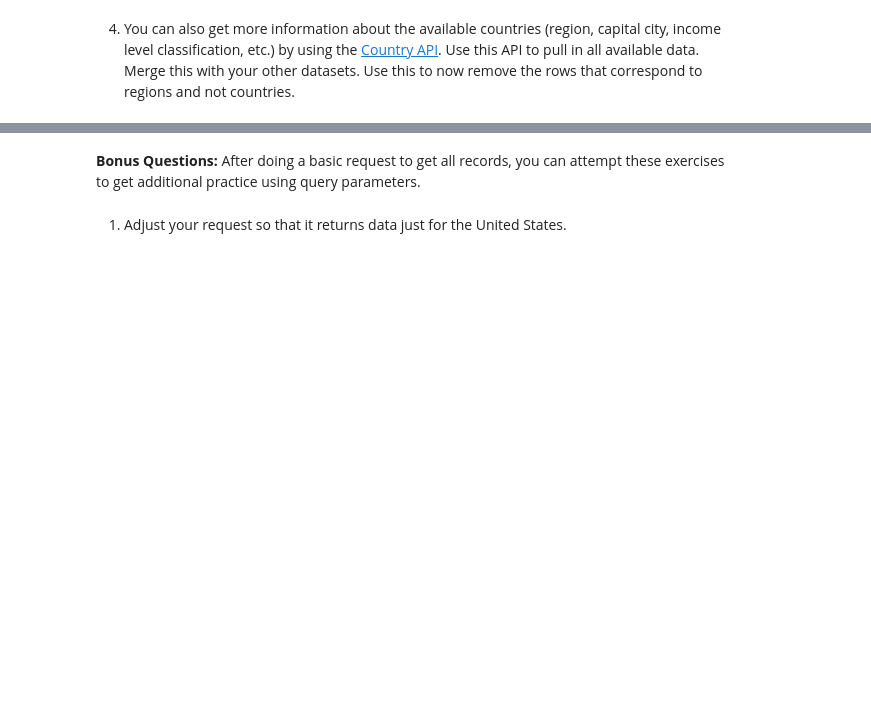
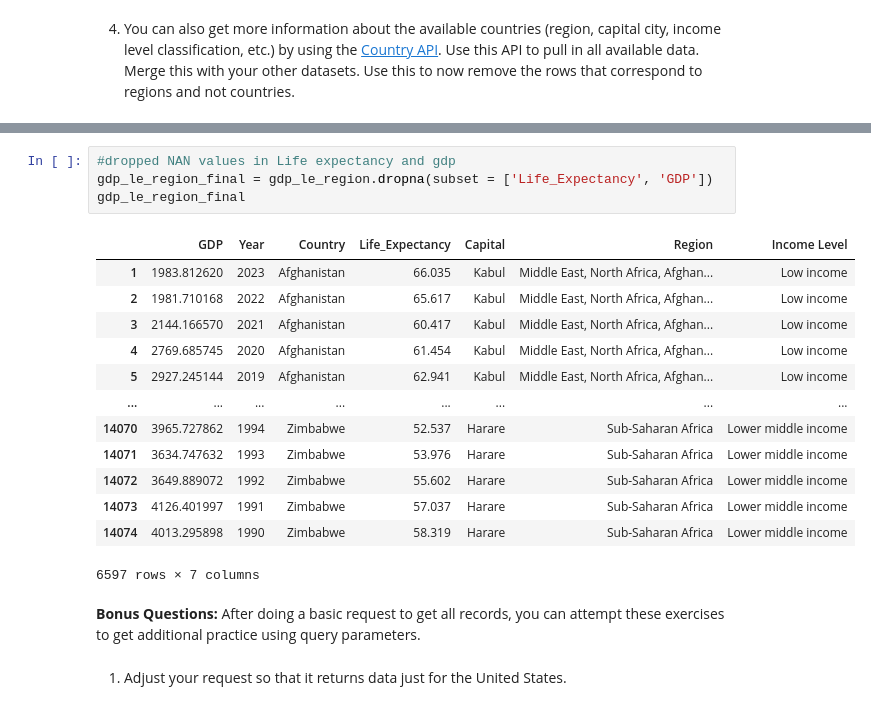
Before and after one commit to nss-data-science-cohort-9/apis-exercise-joshwtacker, a Jupyter notebook: notebooks/UNData API Exercise.ipynb, the cells around one changed output, grey strips where cells are left out. Cells and saved outputs as stored; diff of their text form; blank space fills up the shorter version.

```diff
--- a/notebooks/UNData API Exercise.ipynb
+++ b/notebooks/UNData API Exercise.ipynb
@@ -51,3 +145,21 @@ undf1.head(2)
+# %%
+#dropped NAN values in Life expectancy and gdp
+gdp_le_region_final = gdp_le_region.dropna(subset = ['Life_Expectancy', 'GDP'])
+gdp_le_region_final
+# %% [output]
+|  | GDP | Year | Country | Life_Expectancy | Capital | Region | Income Level |
+| 1 | 1983.812620 | 2023 | Afghanistan | 66.035 | Kabul | Middle East, North Africa, Afghan... | Low income |
+| 2 | 1981.710168 | 2022 | Afghanistan | 65.617 | Kabul | Middle East, North Africa, Afghan... | Low income |
+| 3 | 2144.166570 | 2021 | Afghanistan | 60.417 | Kabul | Middle East, North Africa, Afghan... | Low income |
+| 4 | 2769.685745 | 2020 | Afghanistan | 61.454 | Kabul | Middle East, North Africa, Afghan... | Low income |
+| 5 | 2927.245144 | 2019 | Afghanistan | 62.941 | Kabul | Middle East, North Africa, Afghan... | Low income |
+| ... | ... | ... | ... | ... | ... | ... | ... |
+| 14070 | 3965.727862 | 1994 | Zimbabwe | 52.537 | Harare | Sub-Saharan Africa | Lower middle income |
+| 14071 | 3634.747632 | 1993 | Zimbabwe | 53.976 | Harare | Sub-Saharan Africa | Lower middle income |
+| 14072 | 3649.889072 | 1992 | Zimbabwe | 55.602 | Harare | Sub-Saharan Africa | Lower middle income |
+| 14073 | 4126.401997 | 1991 | Zimbabwe | 57.037 | Harare | Sub-Saharan Africa | Lower middle income |
+| 14074 | 4013.295898 | 1990 | Zimbabwe | 58.319 | Harare | Sub-Saharan Africa | Lower middle income |
+6597 rows × 7 columns
 # %% [markdown]
 **Bonus Questions:** After doing a basic request to get all records, you can attempt these exercises to get additional practice using query parameters.
 # %% [markdown]
```
Also changed, not shown: parts of 16 cells of this notebook.
